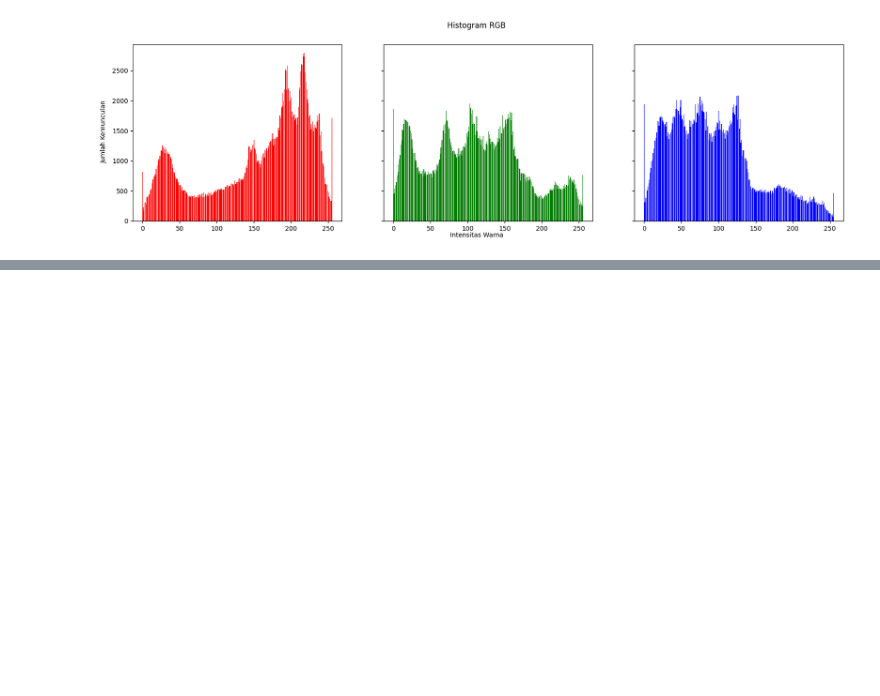
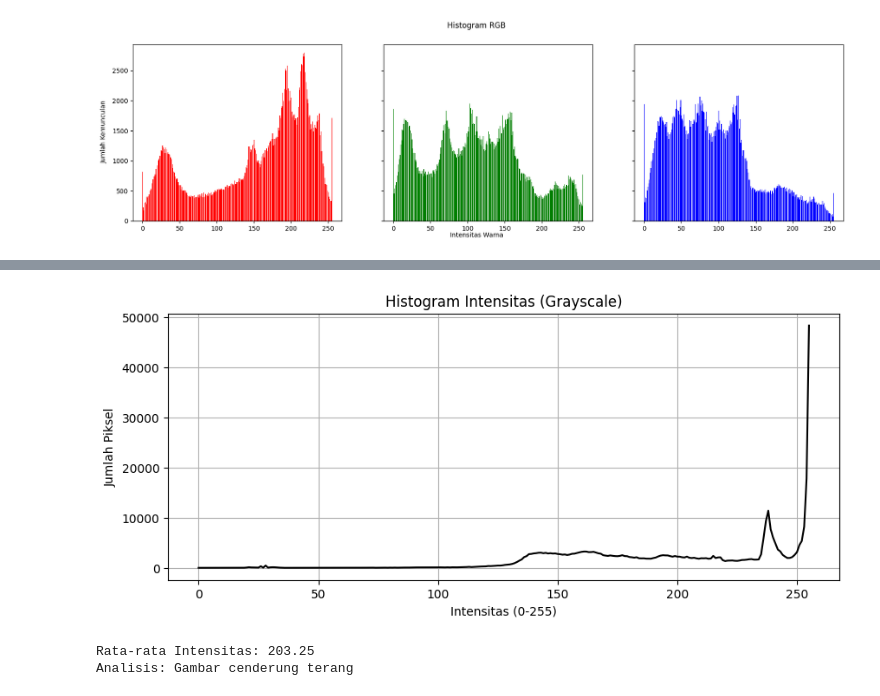
Before and after one commit to AJULUMEL/PCVK25_3F_07, a Jupyter notebook: WEEK5_07.ipynb, the cells around one changed output, grey strips where cells are left out. Drawn from its saved outputs; the diff is of its cells as text; code cells hidden in the pictures; blank space fills up the shorter version.

```diff
--- a/WEEK5_07.ipynb
+++ b/WEEK5_07.ipynb
@@ -53,0 +75,30 @@ axs[2].bar(names, blue, color='blue')
+# %%
+img = cv.imread('/content/drive/MyDrive/Colab Notebooks/Pertemuan 5/KTM lama.jpg')
+
+gray = cv.cvtColor(img, cv.COLOR_BGR2GRAY)
+
+hist = cv.calcHist([gray], [0], None, [256], [0, 256])
+
+plt.figure(figsize=(10,4))
+plt.plot(hist, color='black')
+plt.title('Histogram Intensitas (Grayscale)')
+plt.xlabel('Intensitas (0-255)')
+plt.ylabel('Jumlah Piksel')
+plt.grid()
+plt.show()
+
+mean_intensity = np.mean(gray)
+print(f"Rata-rata Intensitas: {mean_intensity:.2f}")
+
+if mean_intensity < 85:
+    kondisi = "Gambar cenderung gelap"
+elif mean_intensity < 170:
+    kondisi = "Gambar memiliki intensitas sedang"
+else:
+    kondisi = "Gambar cenderung terang"
+
+print("Analisis:", kondisi)
+# %% [output]
+[figure, added]
+Rata-rata Intensitas: 203.25
+Analisis: Gambar cenderung terang
```
Also changed, not shown: parts of 2 cells of this notebook.
